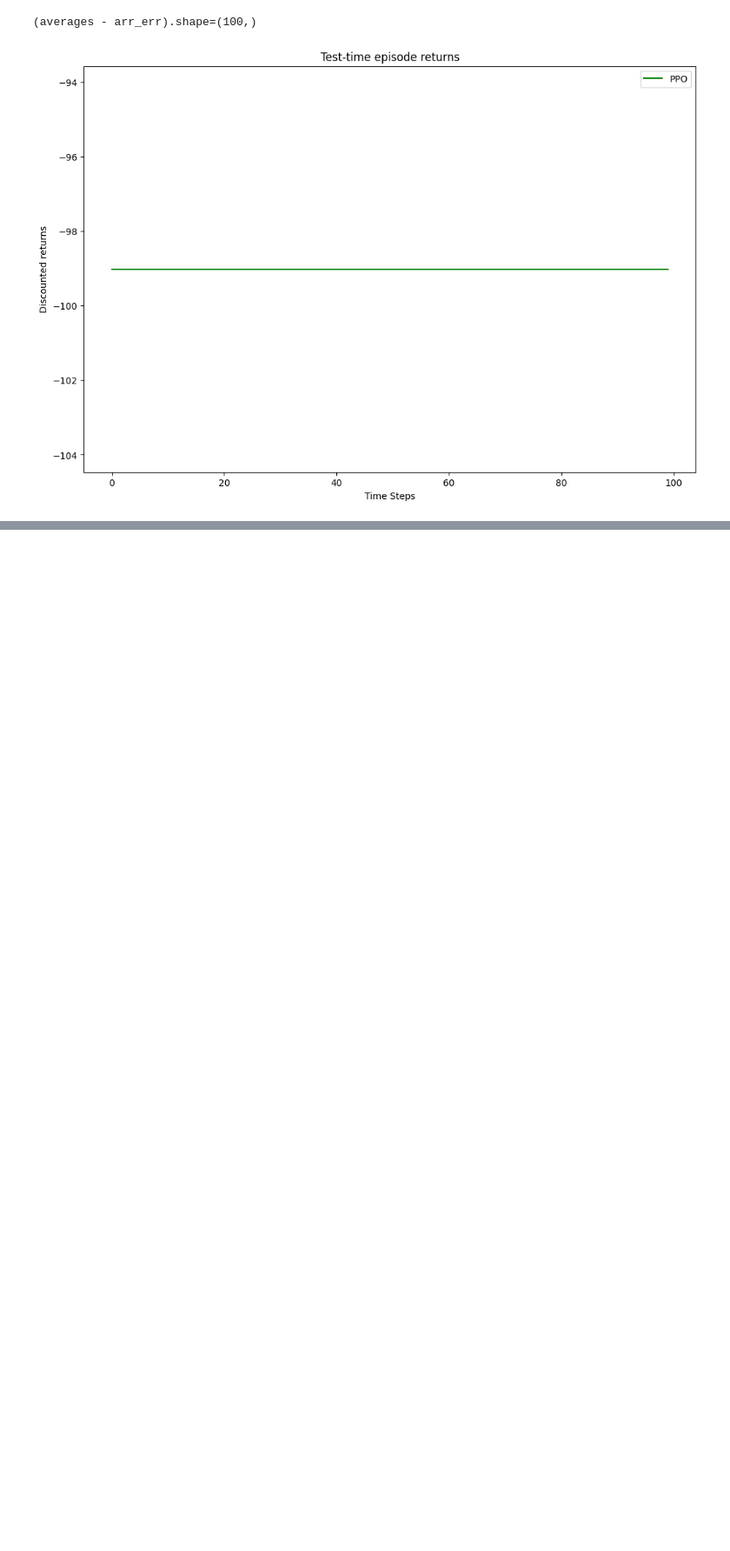
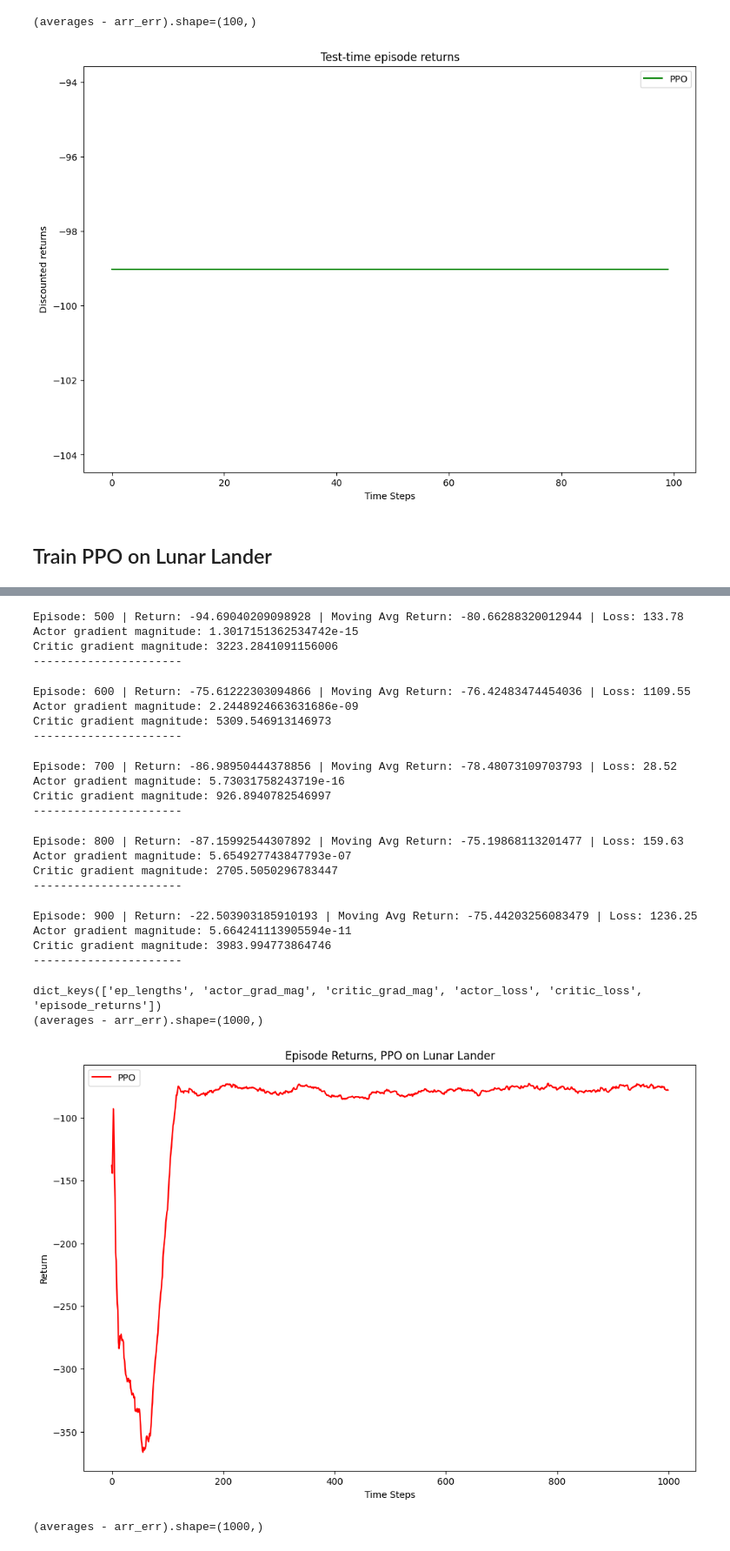
Before and after one commit to richiksc/cs5180-final-project, a Jupyter notebook: ppo.ipynb, the cells around one changed output, grey strips where cells are left out. Shown at 87% size. Drawn from its saved outputs; the diff is of its cells as text; code cells hidden in the pictures; blank space fills up the shorter version.

```diff
--- a/ppo.ipynb
+++ b/ppo.ipynb
@@ -792,3 +1114,58 @@ plot_curves([np.array([test_returns])], ['PPO'], ['g'], ylabel='Discounted retur
 # %% [output]
 (averages - arr_err).shape=(100,)
 [figure]
+# %% [markdown]
+## Train PPO on Lunar Lander
+# %%
+def train_lunar():
+    lunar_env = gym.make('LunarLander-v3')
+
+    train_params = {
+        'state_size': 8,
+        'num_episodes': 1000,
+        'num_trials': 1,
+        'actor_learning_rate': 5e-3, # 3e-4,
+        'critic_learning_rate': 5e-3, #1e-3,
+        'gamma': 0.99,
+        # 'train_timesteps': 300_000, # my_env.max_time_steps * 1000, # 500_000,
+        'entropy_coef': 0.01,
+        'buffer_size': 10_000,
+        # 'batch_size': 256,
+        'update_frequency': 1, # 10_000,
+        'warmup_period': 10_000,
+        'save_filename': './ppo-lunar-lander',
+        'model_save_frequency': 250,
+        'epsilon': 0.2,
+        'epochs_per_update': 5,
+        'avg_return_window': 25,
+        'log_frequency': 100 # 50_000,
+    }
+
+    ppo_returns = []
+    ppo_losses = []
+    ppo_info = {}
+
+    for _ in range(train_params['num_trials']):
+        my_agent = PPOAgent(observation_dim=8, hidden_dim=128, n_hidden=2, action_dim=4) # agent is the same
+        print(my_agent.policy_net)
+        my_trainer = PPOAgentTrainer(my_agent, lunar_env, train_params)
+        returns, losses, info = my_trainer.run_train_simple()
+
+        ppo_returns.append(returns)
+        ppo_losses.append(losses)
+        for key, val in info.items():
+            ppo_info.setdefault(key, [])
+            ppo_info[key].append(val)
+
+    return ppo_returns, ppo_losses, ppo_info
+
+
+train_ret_tuple = train_lunar()
+lunar_returns, lunar_losses, lunar_info = train_ret_tuple
+print(lunar_info.keys())
+plot_curves([np.array(lunar_returns)], ['PPO'], ['r'], 'Return', 'Episode Returns, PPO on Lunar Lander', smoothing = True)
+plot_curves([np.array(lunar_losses)], ['PPO'], ['b'], 'Loss', 'Training Loss, PPO on Lunar Lander', smoothing = True)
+
+with open('ppo-lunar.pickle', 'wb') as handle:
+    pickle.dump(train_ret_tuple, handle, protocol=pickle.HIGHEST_PROTOCOL)
+# %% [output]
@@ -794,0 +1205,24 @@ plot_curves([np.array([test_returns])], ['PPO'], ['g'], ylabel='Discounted retur
+Episode: 500 | Return: -94.69040209098928 | Moving Avg Return: -80.66288320012944 | Loss: 133.78
+Actor gradient magnitude: 1.3017151362534742e-15
+Critic gradient magnitude: 3223.2841091156006
+----------------------
+Episode: 600 | Return: -75.61222303094866 | Moving Avg Return: -76.42483474454036 | Loss: 1109.55
+Actor gradient magnitude: 2.2448924663631686e-09
+Critic gradient magnitude: 5309.546913146973
+----------------------
+Episode: 700 | Return: -86.98950444378856 | Moving Avg Return: -78.48073109703793 | Loss: 28.52
+Actor gradient magnitude: 5.73031758243719e-16
+Critic gradient magnitude: 926.8940782546997
+----------------------
+Episode: 800 | Return: -87.15992544307892 | Moving Avg Return: -75.19868113201477 | Loss: 159.63
+Actor gradient magnitude: 5.654927743847793e-07
+Critic gradient magnitude: 2705.5050296783447
+----------------------
+Episode: 900 | Return: -22.503903185910193 | Moving Avg Return: -75.44203256083479 | Loss: 1236.25
+Actor gradient magnitude: 5.664241113905594e-11
+Critic gradient magnitude: 3983.994773864746
+----------------------
+dict_keys(['ep_lengths', 'actor_grad_mag', 'critic_grad_mag', 'actor_loss', 'critic_loss', 'episode_returns'])
+(averages - arr_err).shape=(1000,)
+[figure, added]
+(averages - arr_err).shape=(1000,)
```
Also changed, not shown: parts of 22 cells of this notebook, 5 other files.
